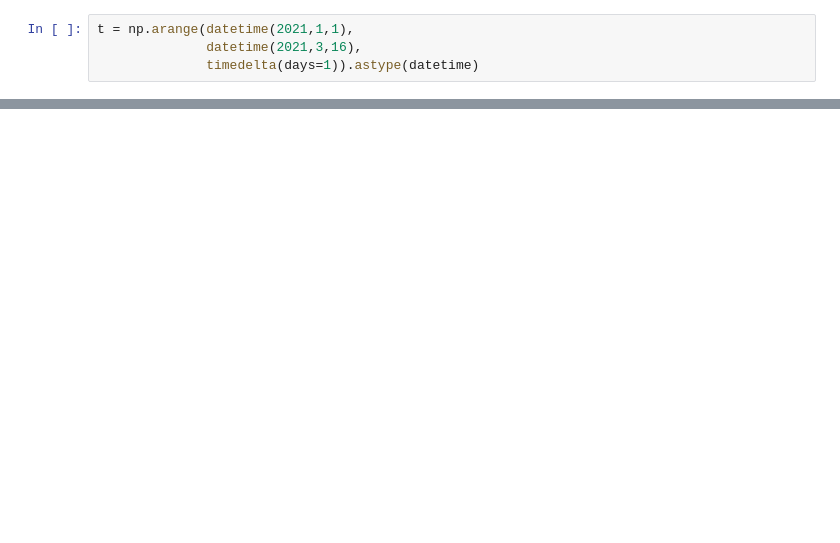
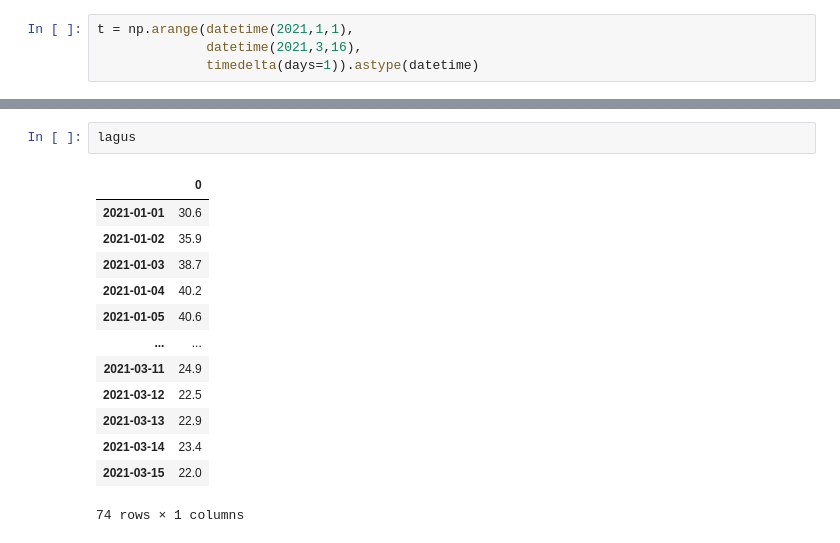
Before and after one commit to florianboergel/lagus_vs_rki_mv, a Jupyter notebook: Lagus_vs_RKI_mv.ipynb, the cells around one changed output, grey strips where cells are left out. Cells and saved outputs as stored; diff of their text form; blank space fills up the shorter version.

```diff
--- a/Lagus_vs_RKI_mv.ipynb
+++ b/Lagus_vs_RKI_mv.ipynb
@@ -231,0 +76,16 @@ plt.savefig("VR.png", dpi = 300)
+# %%
+lagus
+# %% [output]
+|  | 0 |
+| 2021-01-01 | 30.6 |
+| 2021-01-02 | 35.9 |
+| 2021-01-03 | 38.7 |
+| 2021-01-04 | 40.2 |
+| 2021-01-05 | 40.6 |
+| ... | ... |
+| 2021-03-11 | 24.9 |
+| 2021-03-12 | 22.5 |
+| 2021-03-13 | 22.9 |
+| 2021-03-14 | 23.4 |
+| 2021-03-15 | 22.0 |
+74 rows × 1 columns
```
Also changed, not shown: parts of 31 cells of this notebook, 10 other files.
